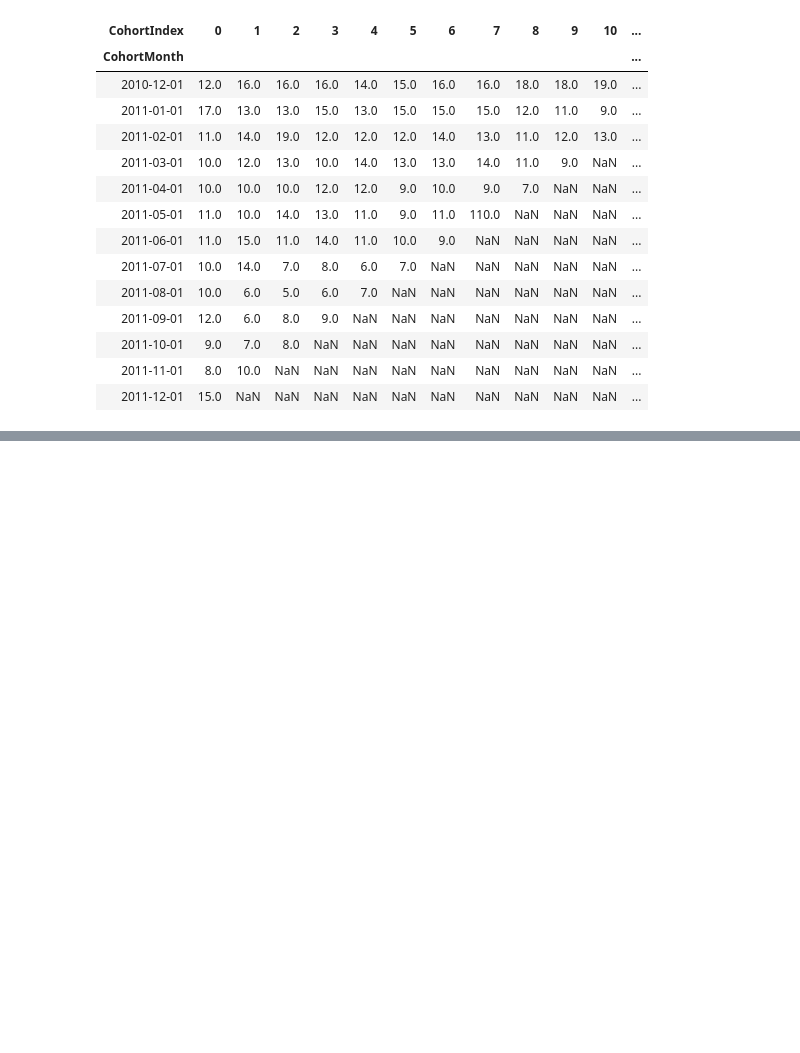
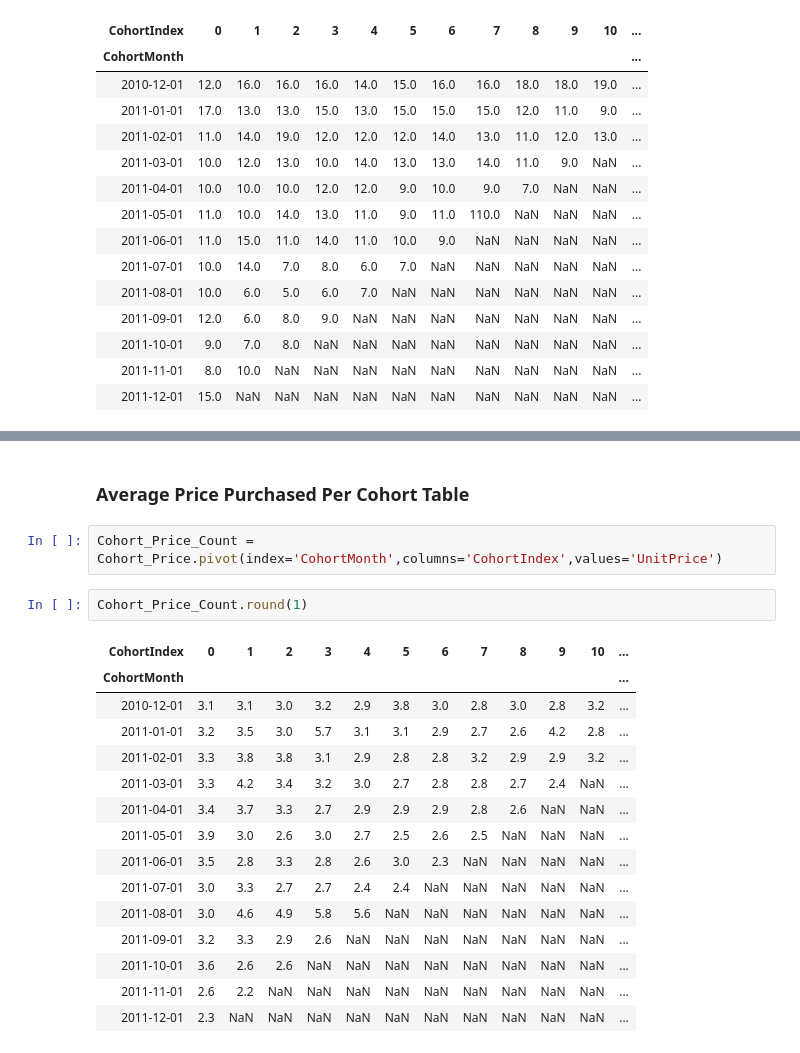
Before and after one commit to nikitamaloo/Cohort-Based-Retention-Rate-Analysis, a Jupyter notebook: Purchase Data - Cohort Based Retention Rate Analysis.ipynb, the cells around one changed output, grey strips where cells are left out. Saved outputs shown, nothing was run; the diff lists cells and outputs as text; blank space fills up the shorter version.

```diff
--- a/Purchase Data - Cohort Based Retention Rate Analysis.ipynb
+++ b/Purchase Data - Cohort Based Retention Rate Analysis.ipynb
@@ -761,0 +785,22 @@ plt.show()
+# %% [markdown]
+### Average Price Purchased Per Cohort Table
+# %%
+Cohort_Price_Count = Cohort_Price.pivot(index='CohortMonth',columns='CohortIndex',values='UnitPrice')
+# %%
+Cohort_Price_Count.round(1)
+# %% [output]
+| CohortIndex | 0 | 1 | 2 | 3 | 4 | 5 | 6 | 7 | 8 | 9 | 10 | ... |
+| CohortMonth |  |  |  |  |  |  |  |  |  |  |  | ... |
+| 2010-12-01 | 3.1 | 3.1 | 3.0 | 3.2 | 2.9 | 3.8 | 3.0 | 2.8 | 3.0 | 2.8 | 3.2 | ... |
+| 2011-01-01 | 3.2 | 3.5 | 3.0 | 5.7 | 3.1 | 3.1 | 2.9 | 2.7 | 2.6 | 4.2 | 2.8 | ... |
+| 2011-02-01 | 3.3 | 3.8 | 3.8 | 3.1 | 2.9 | 2.8 | 2.8 | 3.2 | 2.9 | 2.9 | 3.2 | ... |
+| 2011-03-01 | 3.3 | 4.2 | 3.4 | 3.2 | 3.0 | 2.7 | 2.8 | 2.8 | 2.7 | 2.4 | NaN | ... |
+| 2011-04-01 | 3.4 | 3.7 | 3.3 | 2.7 | 2.9 | 2.9 | 2.9 | 2.8 | 2.6 | NaN | NaN | ... |
+| 2011-05-01 | 3.9 | 3.0 | 2.6 | 3.0 | 2.7 | 2.5 | 2.6 | 2.5 | NaN | NaN | NaN | ... |
+| 2011-06-01 | 3.5 | 2.8 | 3.3 | 2.8 | 2.6 | 3.0 | 2.3 | NaN | NaN | NaN | NaN | ... |
+| 2011-07-01 | 3.0 | 3.3 | 2.7 | 2.7 | 2.4 | 2.4 | NaN | NaN | NaN | NaN | NaN | ... |
+| 2011-08-01 | 3.0 | 4.6 | 4.9 | 5.8 | 5.6 | NaN | NaN | NaN | NaN | NaN | NaN | ... |
+| 2011-09-01 | 3.2 | 3.3 | 2.9 | 2.6 | NaN | NaN | NaN | NaN | NaN | NaN | NaN | ... |
+| 2011-10-01 | 3.6 | 2.6 | 2.6 | NaN | NaN | NaN | NaN | NaN | NaN | NaN | NaN | ... |
+| 2011-11-01 | 2.6 | 2.2 | NaN | NaN | NaN | NaN | NaN | NaN | NaN | NaN | NaN | ... |
+| 2011-12-01 | 2.3 | NaN | NaN | NaN | NaN | NaN | NaN | NaN | NaN | NaN | NaN | ... |
```
Also changed, not shown: parts of 14 cells of this notebook.
